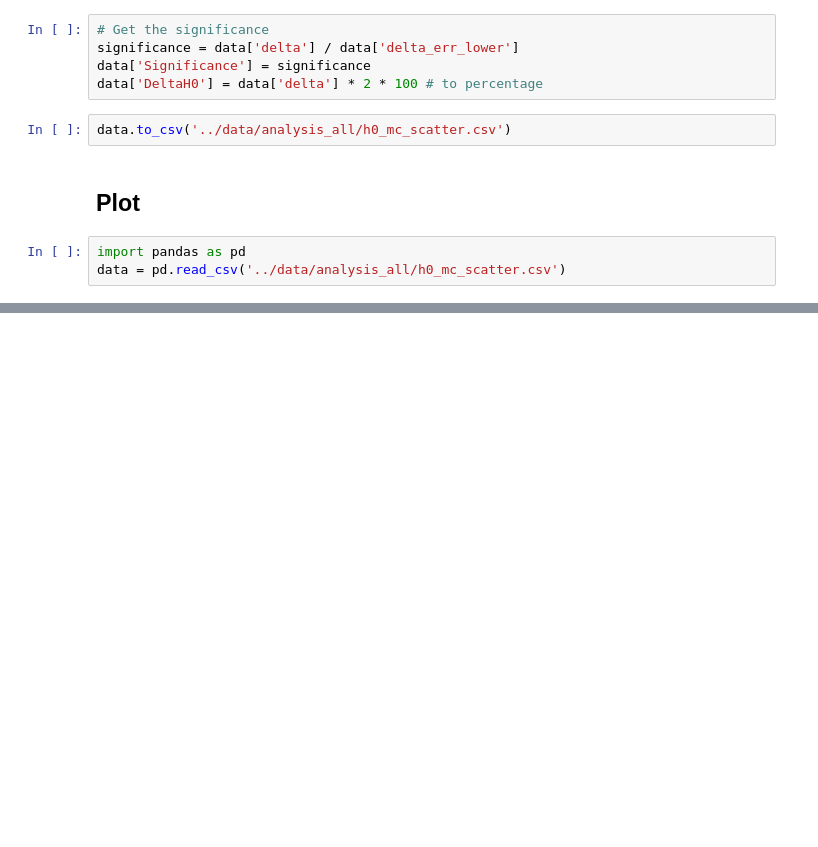
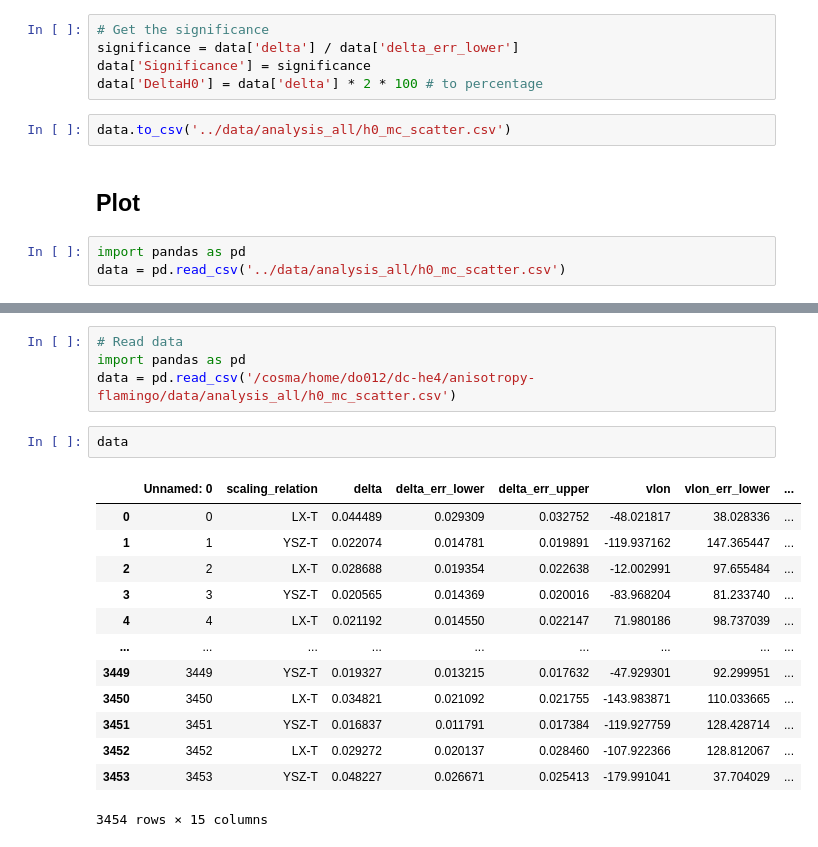
Before and after one commit to YujieH3/anisotropy-flamingo, a Jupyter notebook: analyse/discuss_scatter_h0mcmc.ipynb, the cells around one changed output, grey strips where cells are left out. Cells and saved outputs as stored; diff of their text form; blank space fills up the shorter version.

```diff
--- a/analyse/discuss_scatter_h0mcmc.ipynb
+++ b/analyse/discuss_scatter_h0mcmc.ipynb
@@ -186,0 +231,20 @@ plt.show()
+# %%
+# Read data
+import pandas as pd
+data = pd.read_csv('/cosma/home/do012/dc-he4/anisotropy-flamingo/data/analysis_all/h0_mc_scatter.csv')
+# %%
+data
+# %% [output]
+|  | Unnamed: 0 | scaling_relation | delta | delta_err_lower | delta_err_upper | vlon | vlon_err_lower | ... |
+| 0 | 0 | LX-T | 0.044489 | 0.029309 | 0.032752 | -48.021817 | 38.028336 | ... |
+| 1 | 1 | YSZ-T | 0.022074 | 0.014781 | 0.019891 | -119.937162 | 147.365447 | ... |
+| 2 | 2 | LX-T | 0.028688 | 0.019354 | 0.022638 | -12.002991 | 97.655484 | ... |
+| 3 | 3 | YSZ-T | 0.020565 | 0.014369 | 0.020016 | -83.968204 | 81.233740 | ... |
+| 4 | 4 | LX-T | 0.021192 | 0.014550 | 0.022147 | 71.980186 | 98.737039 | ... |
+| ... | ... | ... | ... | ... | ... | ... | ... | ... |
+| 3449 | 3449 | YSZ-T | 0.019327 | 0.013215 | 0.017632 | -47.929301 | 92.299951 | ... |
+| 3450 | 3450 | LX-T | 0.034821 | 0.021092 | 0.021755 | -143.983871 | 110.033665 | ... |
+| 3451 | 3451 | YSZ-T | 0.016837 | 0.011791 | 0.017384 | -119.927759 | 128.428714 | ... |
+| 3452 | 3452 | LX-T | 0.029272 | 0.020137 | 0.028460 | -107.922366 | 128.812067 | ... |
+| 3453 | 3453 | YSZ-T | 0.048227 | 0.026671 | 0.025413 | -179.991041 | 37.704029 | ... |
+3454 rows × 15 columns
```
Also changed, not shown: parts of 6 cells of this notebook, 16 other files.
